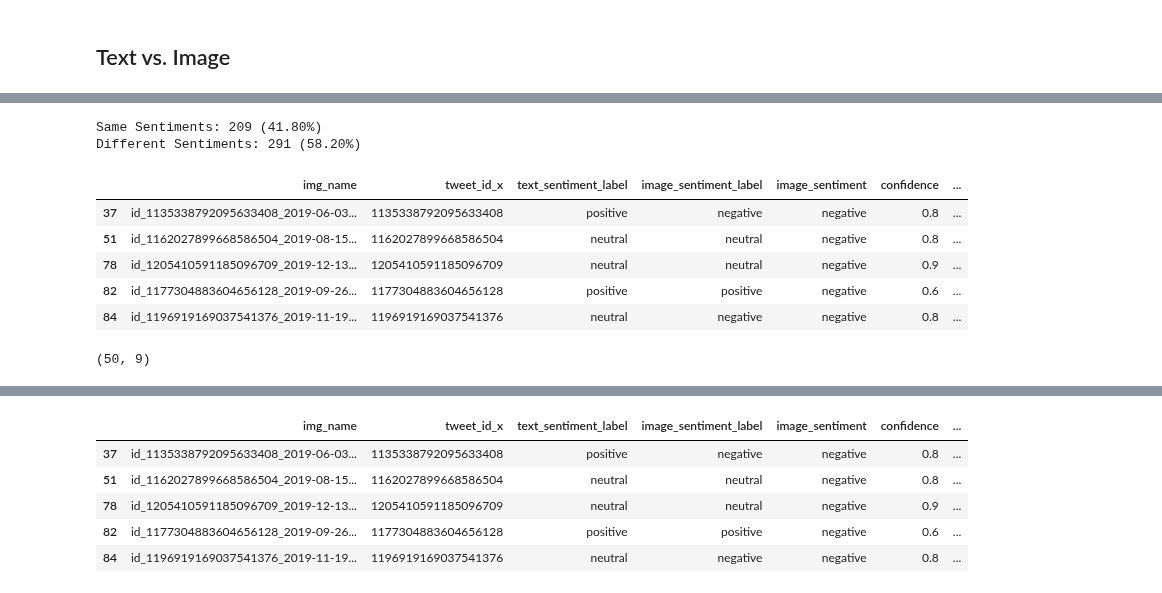
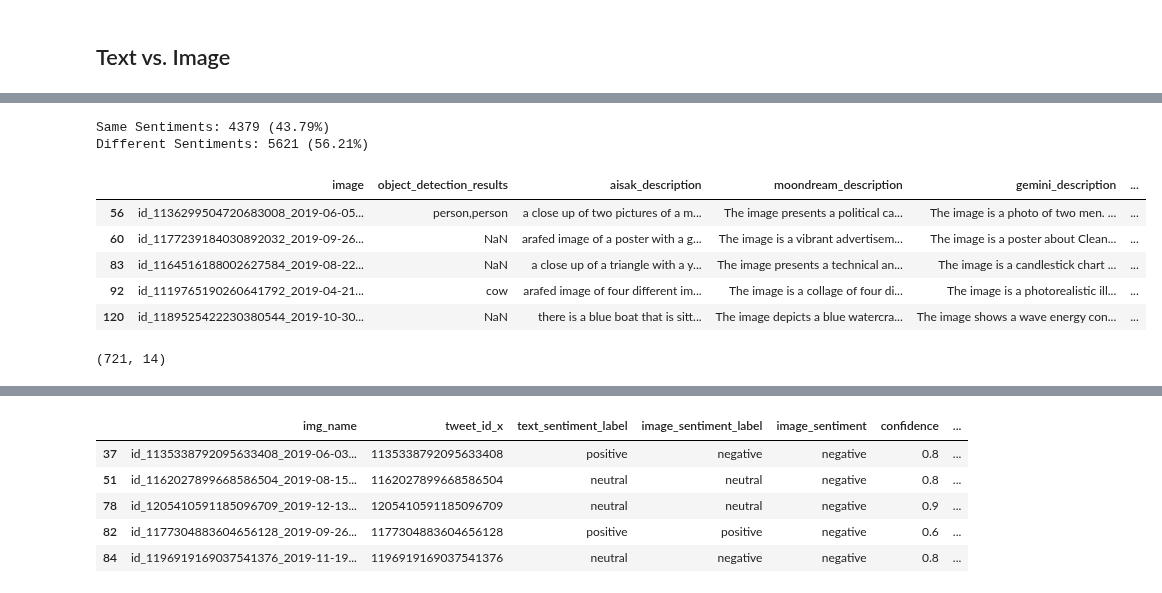
Before and after one commit to mkleinma/Team_Project_ComputerVision, a Jupyter notebook: assessment/sentiment-analysis/labeled_subset_evaluation_text.ipynb, the cells around one changed output, grey strips where cells are left out. Drawn from its saved outputs; the diff is of its cells as text; code cells hidden in the pictures.

```diff
--- a/assessment/sentiment-analysis/labeled_subset_evaluation_text.ipynb
+++ b/assessment/sentiment-analysis/labeled_subset_evaluation_text.ipynb
@@ -234,3 +281,5 @@ mis_neg_pos[["text_sentiment_label", "text_sentiment", "text"]]
 | 373 | negative | positive | Scientists say the most effective... |
 # %% [markdown]
 ## Text vs. Image
+# %%
+merged_10000 = pd.read_excel('results/merged_results_10000.xlsx')
@@ -237,11 +295,12 @@ mis_neg_pos[["text_sentiment_label", "text_sentiment", "text"]]
 # %%
 # compare how often text sentiment and image sentiment are the same
 
-all_df = all_df.drop(columns=['image', 'created_at', 'language', 'like_count', 'quote_count', 'referenced_tweets', 'retweet_count', 'tweet_id_y', 'Negative', 'Neutral', 'Positive' ])
+# all_df = all_df.drop(columns=['image', 'created_at', 'language', 'like_count', 'quote_count', 'referenced_tweets', 'retweet_count', 'tweet_id_y', 'Negative', 'Neutral', 'Positive' ])
 
+all_df = merged_10000.copy()
 
-same_sentiments = all_df[all_df['image_sentiment'] == all_df['text_sentiment']]
-different_sentiments = all_df[all_df['image_sentiment'] != all_df['text_sentiment']]
+same_sentiments = all_df[all_df['moondream_img_sentiment'] == all_df['roberta_text_sentiment']]
+different_sentiments = all_df[all_df['moondream_img_sentiment'] != all_df['roberta_text_sentiment']]
 
 same_count = len(same_sentiments)
 different_count = len(different_sentiments)
@@ -254,26 +313,26 @@ different_percentage = (different_count / total_count) * 100
 print(f"Same Sentiments: {same_count} ({same_percentage:.2f}%)")
 print(f"Different Sentiments: {different_count} ({different_percentage:.2f}%)")
 # %% [output]
-Same Sentiments: 209 (41.80%)
-Different Sentiments: 291 (58.20%)
+Same Sentiments: 4379 (43.79%)
+Different Sentiments: 5621 (56.21%)
 # %%
-pos_neg = all_df[(all_df['text_sentiment'] == 'positive') & (all_df['image_sentiment'] == 'negative')]
-neg_pos = all_df[(all_df['text_sentiment'] == 'negative') & (all_df['image_sentiment'] == 'positive')]
+pos_neg = all_df[(all_df['roberta_text_sentiment'] == 'Positive') & (all_df['moondream_img_sentiment'] == 'Negative')]
+neg_pos = all_df[(all_df['roberta_text_sentiment'] == 'Negative') & (all_df['moondream_img_sentiment'] == 'Positive')]
 opposite_text_image = pos_neg.append(neg_pos)
 
 
 opposite_text_image.head()
 # %% [output]
-|  | img_name | tweet_id_x | text_sentiment_label | image_sentiment_label | image_sentiment | confidence | ... |
-| 37 | id_1135338792095633408_2019-06-03... | 1135338792095633408 | positive | negative | negative | 0.8 | ... |
-| 51 | id_1162027899668586504_2019-08-15... | 1162027899668586504 | neutral | neutral | negative | 0.8 | ... |
-| 78 | id_1205410591185096709_2019-12-13... | 1205410591185096709 | neutral | neutral | negative | 0.9 | ... |
-| 82 | id_1177304883604656128_2019-09-26... | 1177304883604656128 | positive | positive | negative | 0.6 | ... |
-| 84 | id_1196919169037541376_2019-11-19... | 1196919169037541376 | neutral | negative | negative | 0.8 | ... |
+|  | image | object_detection_results | aisak_description | moondream_description | gemini_description | ... |
+| 56 | id_1136299504720683008_2019-06-05... | person,person | a close up of two pictures of a m... | The image presents a political ca... | The image is a photo of two men. ... | ... |
+| 60 | id_1177239184030892032_2019-09-26... | NaN | arafed image of a poster with a g... | The image is a vibrant advertisem... | The image is a poster about Clean... | ... |
+| 83 | id_1164516188002627584_2019-08-22... | NaN | a close up of a triangle with a y... | The image presents a technical an... | The image is a candlestick chart ... | ... |
+| 92 | id_1119765190260641792_2019-04-21... | cow | arafed image of four different im... | The image is a collage of four di... | The image is a photorealistic ill... | ... |
+| 120 | id_1189525422230380544_2019-10-30... | NaN | there is a blue boat that is sitt... | The image depicts a blue watercra... | The image shows a wave energy con... | ... |
 # %%
 opposite_text_image.shape
 # %% [output]
-(50, 9)
+(721, 14)
 # %%
 # filter for opposite sentiments and "correct" labelling
 
```
Also changed, not shown: parts of 16 cells of this notebook, 30 other files.
